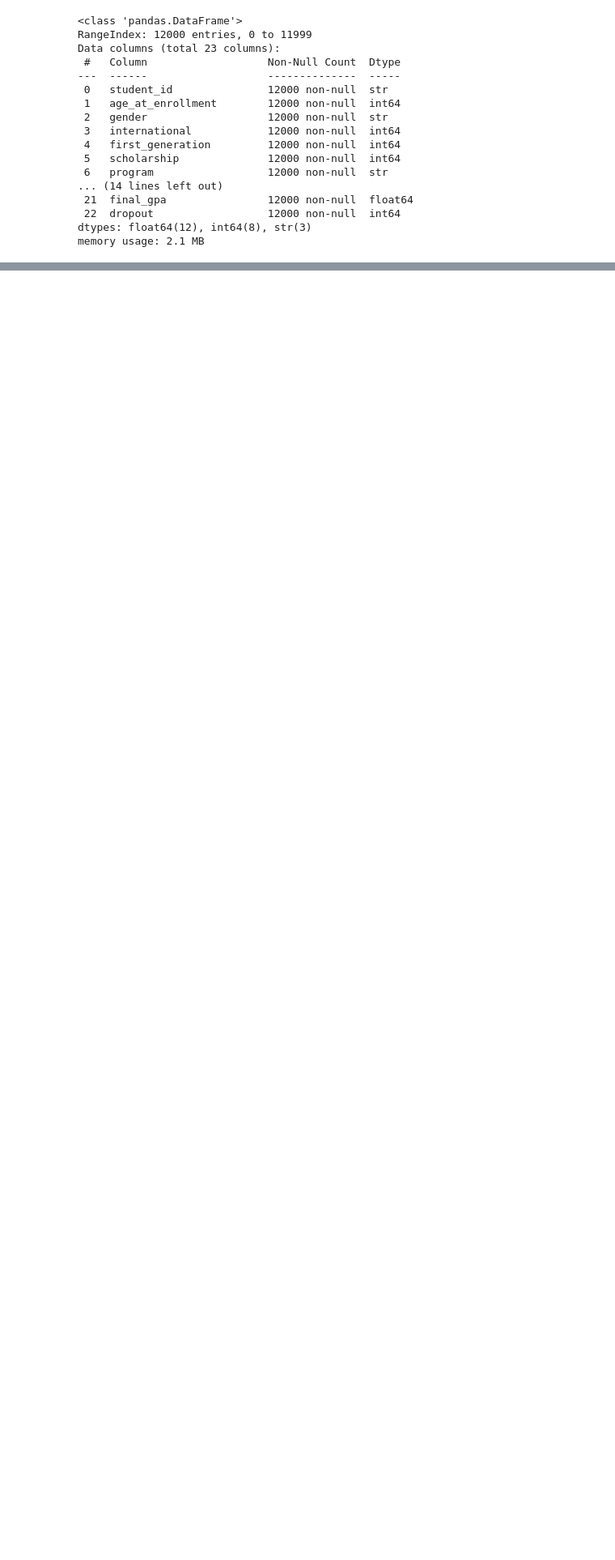
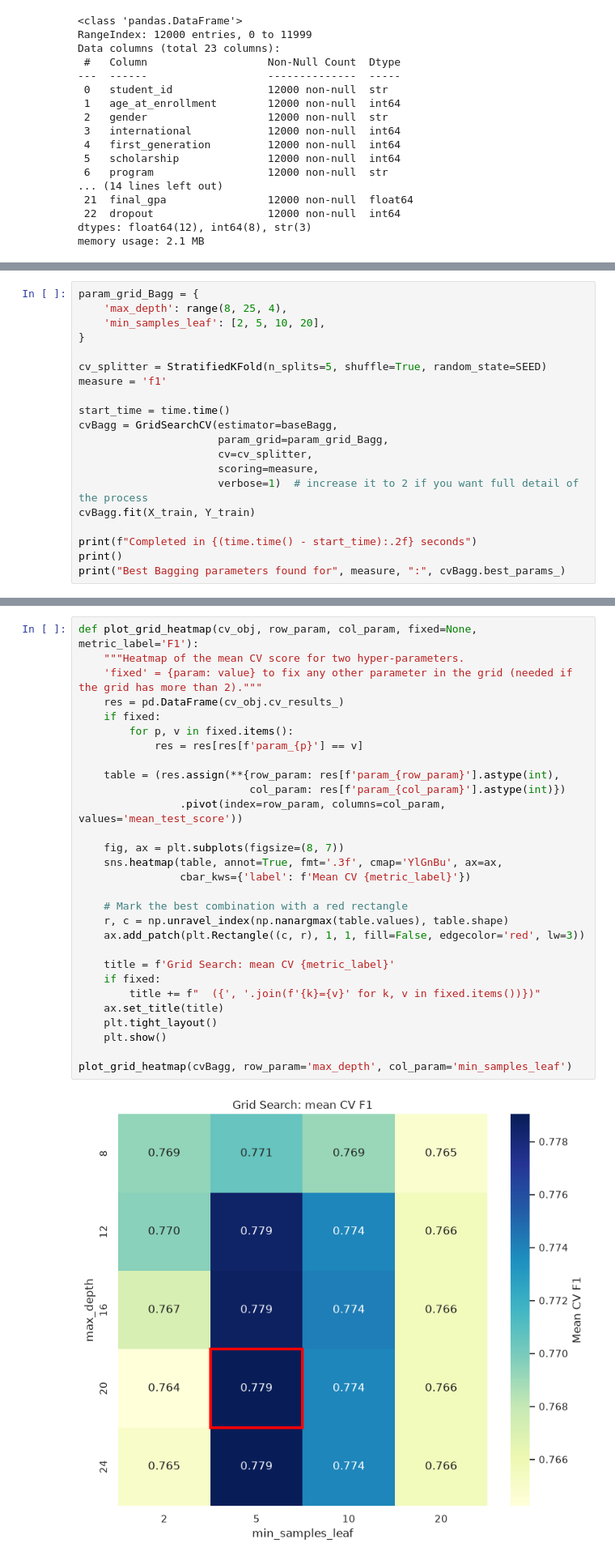
Before and after one commit to EnricoCecchini/ML2_Group_Assignment, a Jupyter notebook: notebook.ipynb, the cells around one changed output, grey strips where cells are left out. Shown at 81% size. Drawn from its saved outputs; the diff is of its cells as text; blank space fills up the shorter version.

```diff
--- a/notebook.ipynb
+++ b/notebook.ipynb
@@ -406,0 +255,20 @@ pd.DataFrame({
+# %%
+param_grid_Bagg = {
+    'max_depth': range(8, 25, 4),
+    'min_samples_leaf': [2, 5, 10, 20],
+}
+
+cv_splitter = StratifiedKFold(n_splits=5, shuffle=True, random_state=SEED)
+measure = 'f1'
+
+start_time = time.time()
+cvBagg = GridSearchCV(estimator=baseBagg,
+                      param_grid=param_grid_Bagg,
+                      cv=cv_splitter,
+                      scoring=measure,
+                      verbose=1)  # increase it to 2 if you want full detail of the process
+cvBagg.fit(X_train, Y_train)
+
+print(f"Completed in {(time.time() - start_time):.2f} seconds")
+print()
+print("Best Bagging parameters found for", measure, ":", cvBagg.best_params_)
@@ -406,0 +282,31 @@ pd.DataFrame({
+# %%
+def plot_grid_heatmap(cv_obj, row_param, col_param, fixed=None, metric_label='F1'):
+    """Heatmap of the mean CV score for two hyper-parameters.
+    'fixed' = {param: value} to fix any other parameter in the grid (needed if the grid has more than 2)."""
+    res = pd.DataFrame(cv_obj.cv_results_)
+    if fixed:
+        for p, v in fixed.items():
+            res = res[res[f'param_{p}'] == v]
+
+    table = (res.assign(**{row_param: res[f'param_{row_param}'].astype(int),
+                           col_param: res[f'param_{col_param}'].astype(int)})
+                .pivot(index=row_param, columns=col_param, values='mean_test_score'))
+
+    fig, ax = plt.subplots(figsize=(8, 7))
+    sns.heatmap(table, annot=True, fmt='.3f', cmap='YlGnBu', ax=ax,
+                cbar_kws={'label': f'Mean CV {metric_label}'})
+
+    # Mark the best combination with a red rectangle
+    r, c = np.unravel_index(np.nanargmax(table.values), table.shape)
+    ax.add_patch(plt.Rectangle((c, r), 1, 1, fill=False, edgecolor='red', lw=3))
+
+    title = f'Grid Search: mean CV {metric_label}'
+    if fixed:
+        title += f"  ({', '.join(f'{k}={v}' for k, v in fixed.items())})"
+    ax.set_title(title)
+    plt.tight_layout()
+    plt.show()
+
+plot_grid_heatmap(cvBagg, row_param='max_depth', col_param='min_samples_leaf')
+# %% [output]
+[figure, added]
```
Also changed, not shown: parts of 115 cells of this notebook, 2 other files.
